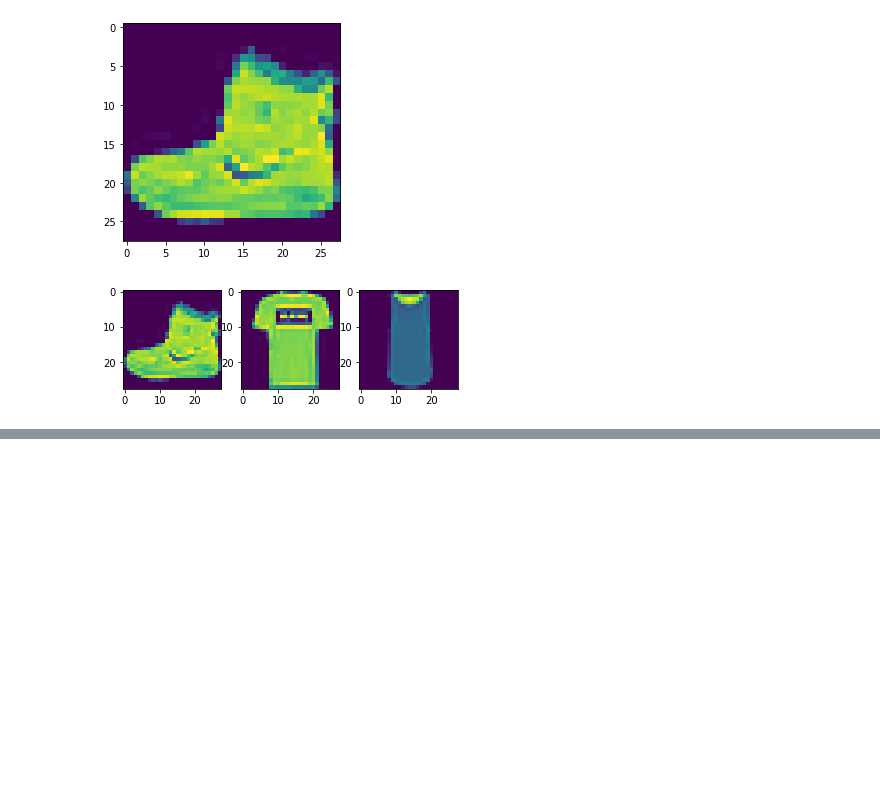
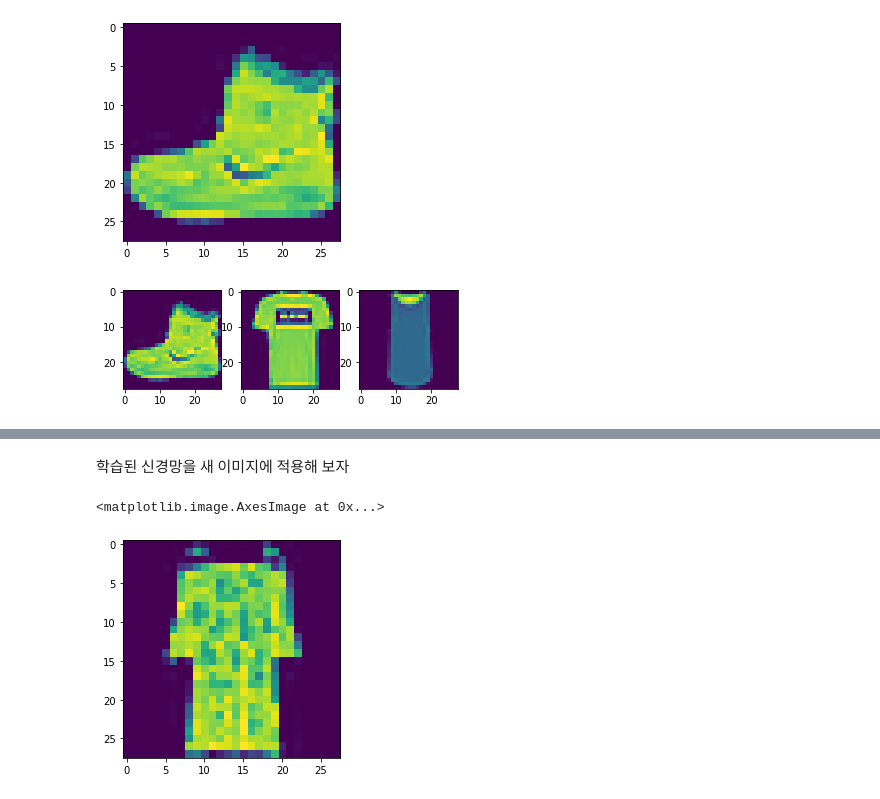
Before and after one commit to rok0306/Python, a Jupyter notebook: 데이터셋_준비_=>_모델생성_=>_학습_=>_예측.ipynb, the cells around one changed output, grey strips where cells are left out. Drawn from its saved outputs; the diff is of its cells as text; code cells hidden in the pictures; blank space fills up the shorter version.

```diff
--- a/데이터셋_준비_=>_모델생성_=>_학습_=>_예측.ipynb
+++ b/데이터셋_준비_=>_모델생성_=>_학습_=>_예측.ipynb
@@ -90,0 +138,10 @@ plt.show()
+# %% [markdown]
+학습된 신경망을 새 이미지에 적용해 보자
+# %%
+img=test_images[33]
+label=test_labels[33]
+img.shape # 테스트 이미지가 2차원 배열임을 확인합
+plt.imshow(test_images[33])
+# %% [output]
+<matplotlib.image.AxesImage at 0x...>
+[figure, added]
```
Also changed, not shown: parts of 14 cells of this notebook.
